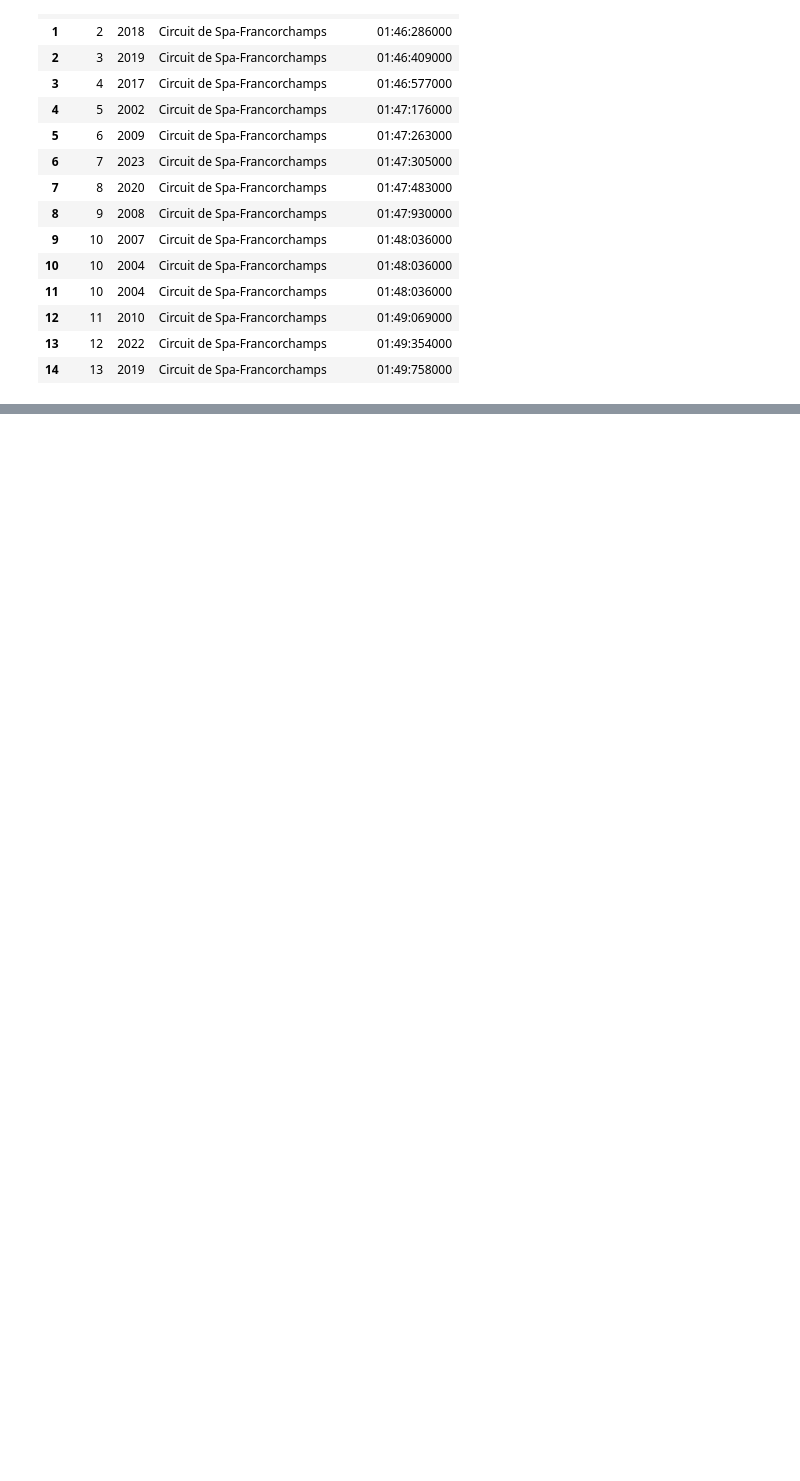
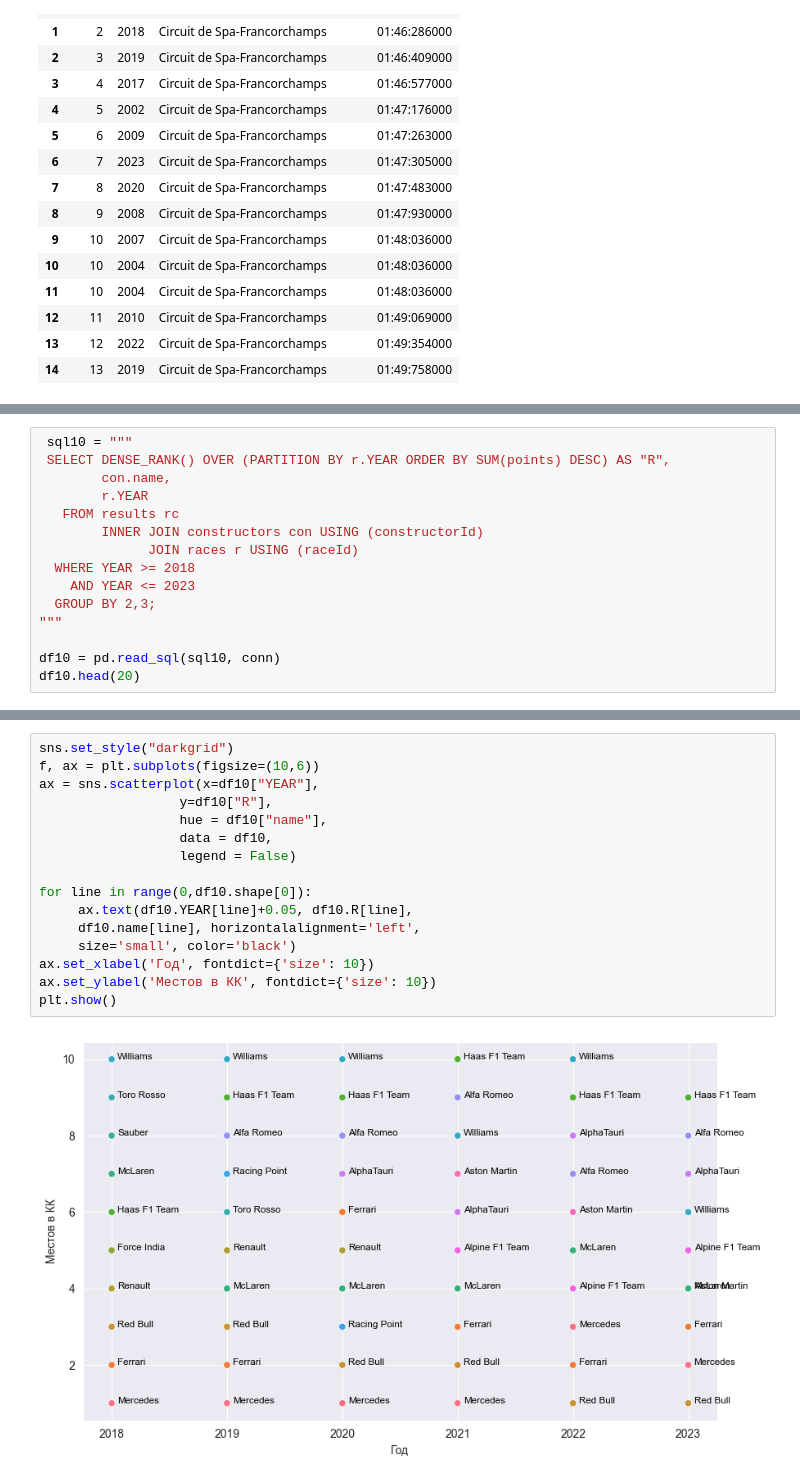
Before and after one commit to MelnikDM/Notebooks, a Jupyter notebook: Formula_11.ipynb, the cells around one changed output, grey strips where cells are left out. Saved outputs shown, nothing was run; the diff lists cells and outputs as text; blank space fills up the shorter version.

```diff
--- a/Formula_11.ipynb
+++ b/Formula_11.ipynb
@@ -333,0 +455,15 @@ df6.head(15)
+# %%
+ sql10 = """
+ SELECT DENSE_RANK() OVER (PARTITION BY r.YEAR ORDER BY SUM(points) DESC) AS "R",
+	    con.name,
+	    r.YEAR
+   FROM results rc
+	    INNER JOIN constructors con USING (constructorId)
+	          JOIN races r USING (raceId)
+  WHERE YEAR >= 2018
+	AND YEAR <= 2023
+  GROUP BY 2,3;
+"""
+
+df10 = pd.read_sql(sql10, conn)
+df10.head(20)
@@ -333,0 +488,18 @@ df6.head(15)
+# %%
+sns.set_style("darkgrid")
+f, ax = plt.subplots(figsize=(10,6))
+ax = sns.scatterplot(x=df10["YEAR"],
+                  y=df10["R"],
+                  hue = df10["name"],
+                  data = df10,
+                  legend = False)
+
+for line in range(0,df10.shape[0]):
+     ax.text(df10.YEAR[line]+0.05, df10.R[line],
+     df10.name[line], horizontalalignment='left',
+     size='small', color='black')
+ax.set_xlabel('Год', fontdict={'size': 10})
+ax.set_ylabel('Местов в КК', fontdict={'size': 10})
+plt.show()
+# %% [output]
+[figure, added]
```
Also changed, not shown: parts of 33 cells of this notebook.
